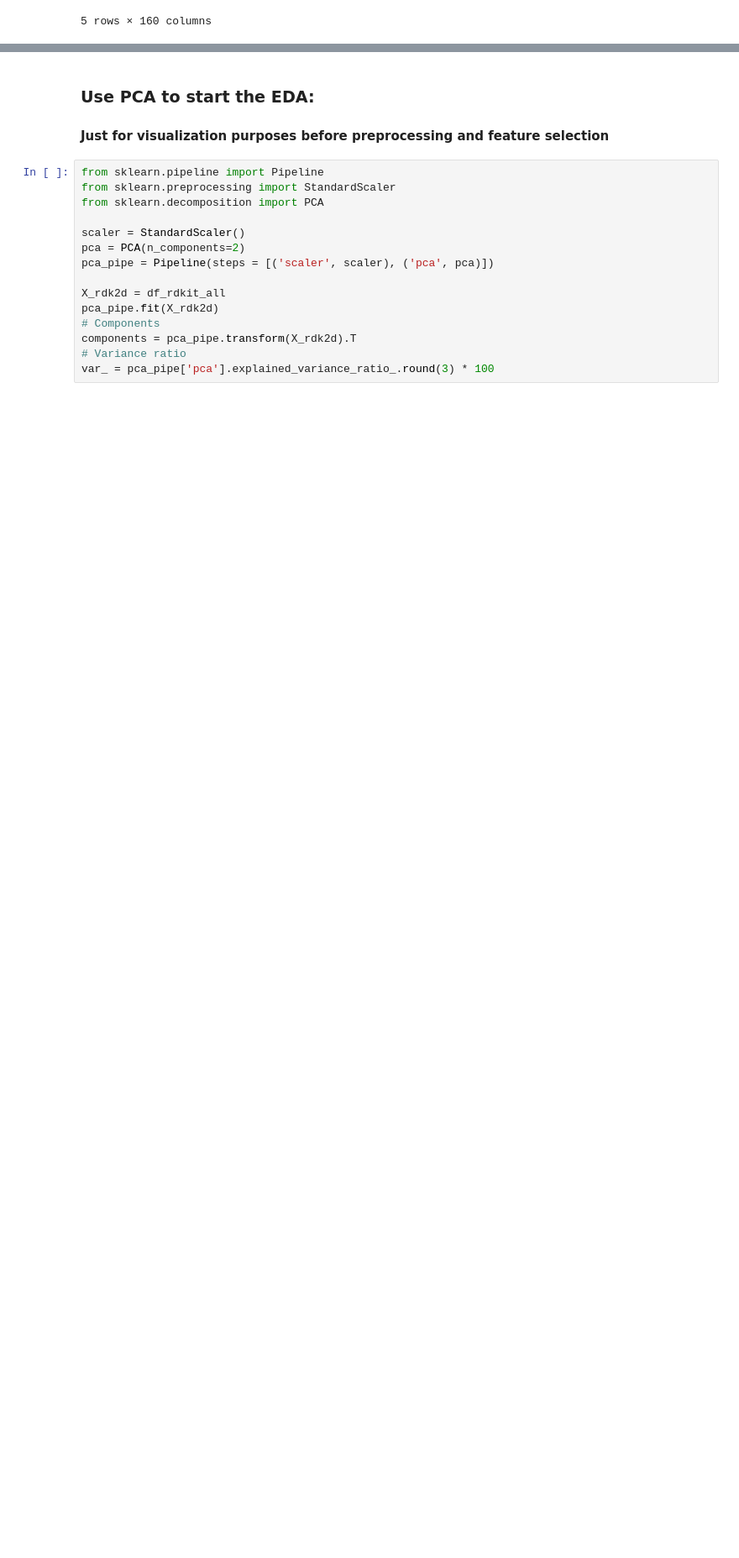
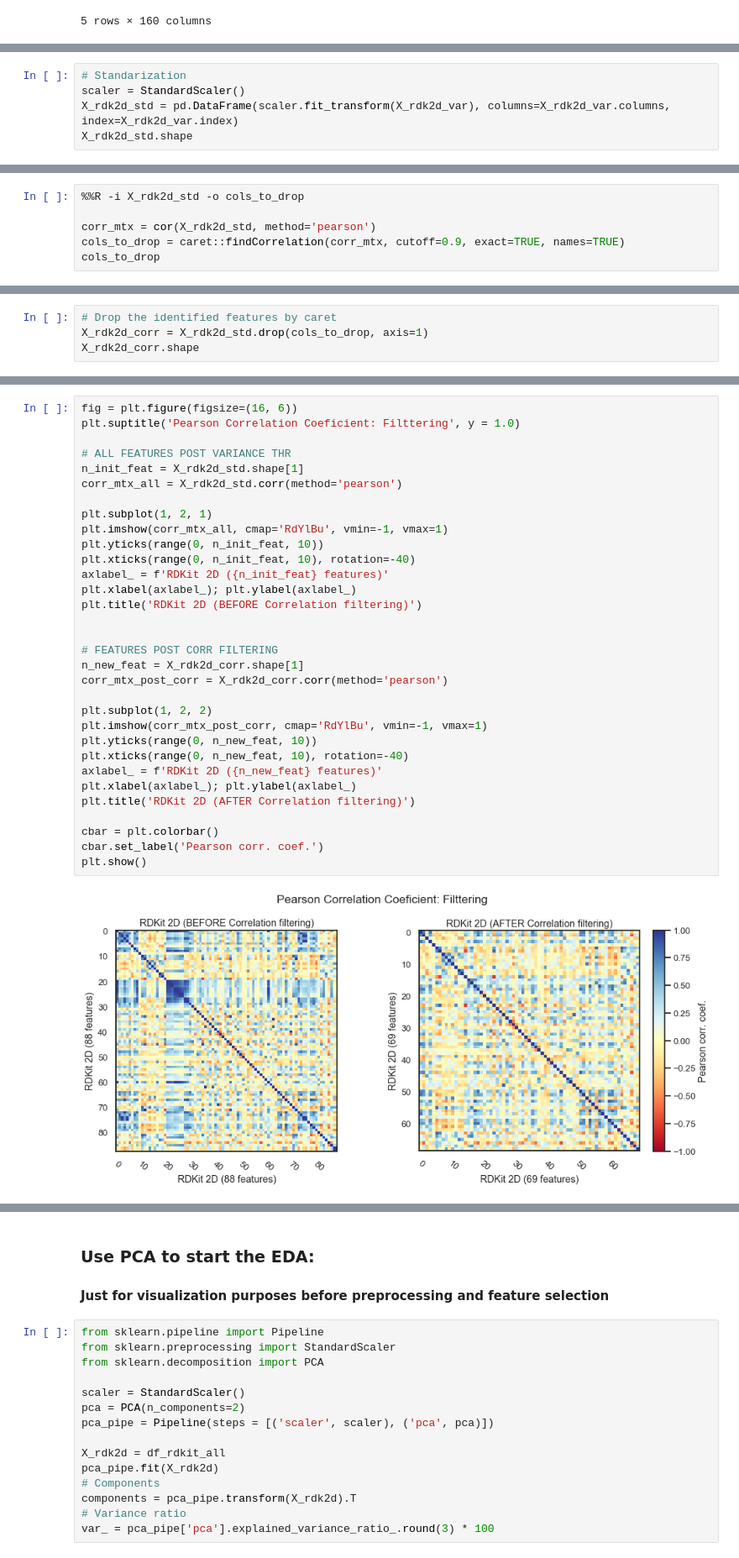
Before and after one commit to jRicciL/ERK2_notebooks, a Jupyter notebook: X_Reviewing_Fourches_work/7_2DRDKit_Analysis.ipynb, the cells around one changed output, grey strips where cells are left out. Shown: that part at 84% size. Drawn from its saved outputs; the diff is of its cells as text; blank space fills up the shorter version.

```diff
--- a/X_Reviewing_Fourches_work/7_2DRDKit_Analysis.ipynb
+++ b/X_Reviewing_Fourches_work/7_2DRDKit_Analysis.ipynb
@@ -47,0 +192,5 @@ df_rdkit_all.head()
+# %%
+# Standarization
+scaler = StandardScaler()
+X_rdk2d_std = pd.DataFrame(scaler.fit_transform(X_rdk2d_var), columns=X_rdk2d_var.columns, index=X_rdk2d_var.index)
+X_rdk2d_std.shape
@@ -47,0 +205,6 @@ df_rdkit_all.head()
+# %%
+%%R -i X_rdk2d_std -o cols_to_drop
+
+corr_mtx = cor(X_rdk2d_std, method='pearson')
+cols_to_drop = caret::findCorrelation(corr_mtx, cutoff=0.9, exact=TRUE, names=TRUE)
+cols_to_drop
@@ -47,0 +219,4 @@ df_rdkit_all.head()
+# %%
+# Drop the identified features by caret
+X_rdk2d_corr = X_rdk2d_std.drop(cols_to_drop, axis=1)
+X_rdk2d_corr.shape
@@ -47,0 +227,34 @@ df_rdkit_all.head()
+# %%
+fig = plt.figure(figsize=(16, 6))
+plt.suptitle('Pearson Correlation Coeficient: Filttering', y = 1.0)
+
+# ALL FEATURES POST VARIANCE THR
+n_init_feat = X_rdk2d_std.shape[1]
+corr_mtx_all = X_rdk2d_std.corr(method='pearson')
+
+plt.subplot(1, 2, 1)
+plt.imshow(corr_mtx_all, cmap='RdYlBu', vmin=-1, vmax=1)
+plt.yticks(range(0, n_init_feat, 10))
+plt.xticks(range(0, n_init_feat, 10), rotation=-40)
+axlabel_ = f'RDKit 2D ({n_init_feat} features)'
+plt.xlabel(axlabel_); plt.ylabel(axlabel_)
+plt.title('RDKit 2D (BEFORE Correlation filtering)')
+
+
+# FEATURES POST CORR FILTERING
+n_new_feat = X_rdk2d_corr.shape[1]
+corr_mtx_post_corr = X_rdk2d_corr.corr(method='pearson')
+
+plt.subplot(1, 2, 2)
+plt.imshow(corr_mtx_post_corr, cmap='RdYlBu', vmin=-1, vmax=1)
+plt.yticks(range(0, n_new_feat, 10))
+plt.xticks(range(0, n_new_feat, 10), rotation=-40)
+axlabel_ = f'RDKit 2D ({n_new_feat} features)'
+plt.xlabel(axlabel_); plt.ylabel(axlabel_)
+plt.title('RDKit 2D (AFTER Correlation filtering)')
+
+cbar = plt.colorbar()
+cbar.set_label('Pearson corr. coef.')
+plt.show()
+# %% [output]
+[figure, added]
```
Also changed, not shown: parts of 30 cells of this notebook.
